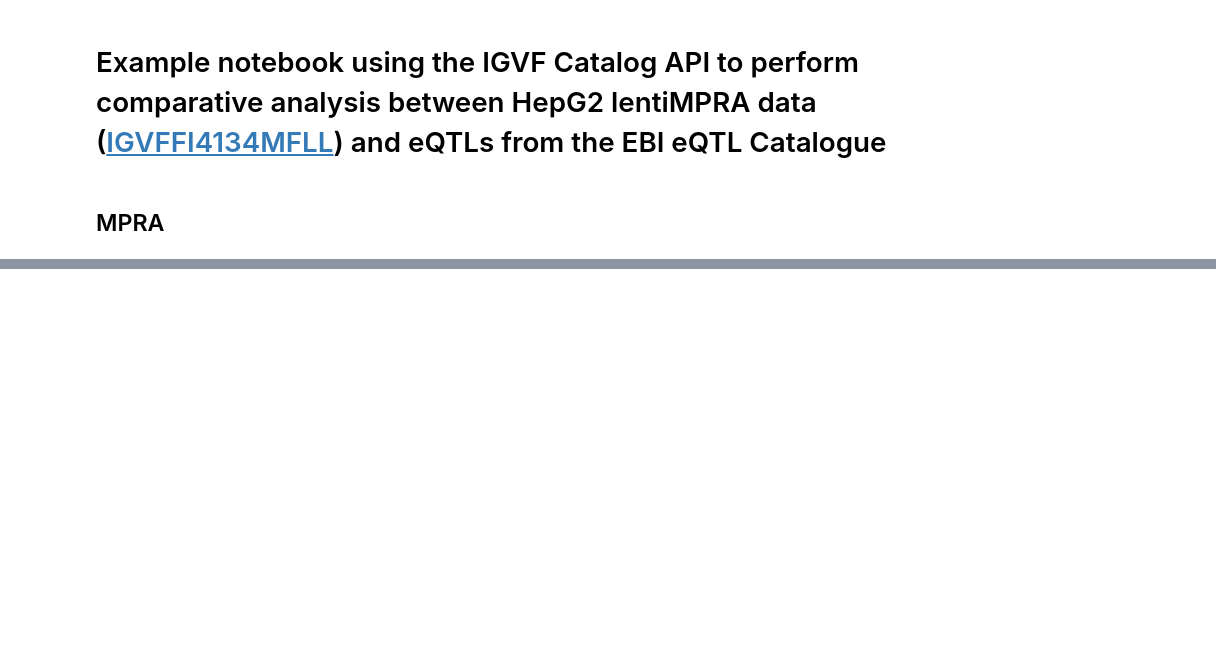
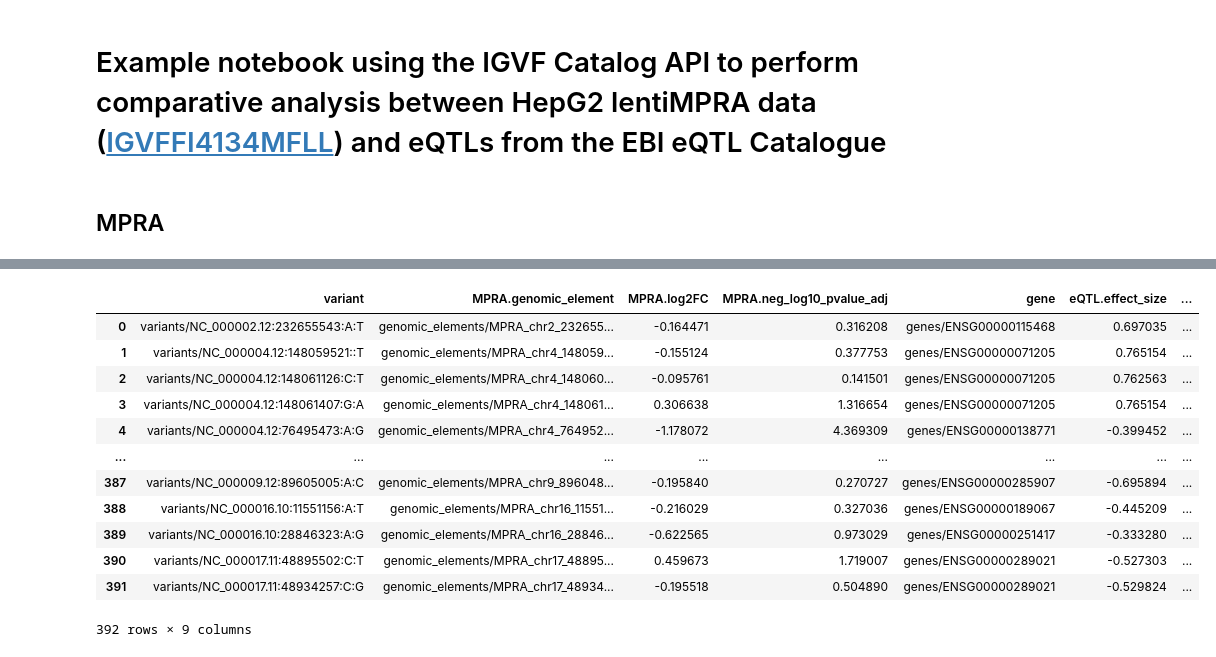
Before and after one commit to rnsherpa/iawg-notebooks, a Jupyter notebook: HepG2_lentiMPRA_eQTL_example.ipynb, the cells around one changed output, grey strips where cells are left out. Drawn from its saved outputs; the diff is of its cells as text; code cells hidden in the pictures; blank space fills up the shorter version.

```diff
--- a/HepG2_lentiMPRA_eQTL_example.ipynb
+++ b/HepG2_lentiMPRA_eQTL_example.ipynb
@@ -84,0 +80,10 @@ https://catalog-api-dev.demo.igvf.org/api/variants/biosamples?files_fileset=IGVF
+# %%
+variant_MPRA_subset = variantMPRA_df[['variant','genomic_element','log2FC','neg_log10_pvalue_adj']].copy()
+variant_MPRA_subset.rename(
+    columns={
+        'genomic_element':'MPRA.genomic_element',
+        'log2FC':'MPRA.log2FC',
+        'neg_log10_pvalue_adj':'MPRA.neg_log10_pvalue_adj'
+    },
+    inplace=True
+)
@@ -93,0 +129,8 @@ for variant in variantMPRA_df['variant']:
+# %%
+eqtl_file_id = 'IGVFFI1303GKUY'
+url = "%s/api/variants/genes?files_fileset=%s" % (api_host, eqtl_file_id)
+print(url)
+bymethod = paginated(url, 500, 70000)
+eqtls_df = pd.DataFrame(bymethod)
+print(len(eqtls_df))
+eqtls_df.head(5)
@@ -93,0 +155,13 @@ for variant in variantMPRA_df['variant']:
+# %%
+eqtls_subset_df = eqtls_df[['sequence_variant','gene','effect_size','neg_log10_pvalue','posterior_inclusion_probability','z_score']].copy()
+eqtls_subset_df.rename(
+    columns={
+        'sequence_variant': 'variant',
+        'gene': 'gene',
+        'effect_size': 'eQTL.effect_size',
+        'neg_log10_pvalue': 'eQTL.neg_log10_pvalue',
+        'posterior_inclusion_probability': 'eQTL.posterior_inclusion_probability',
+        'z_score': 'eQTL.z_score'
+    },
+    inplace=True
+)
@@ -93,0 +192,17 @@ for variant in variantMPRA_df['variant']:
+# %%
+mpra_eqtl_df = variant_MPRA_subset.merge(top_egenes_df, on='variant')
+mpra_eqtl_df
+# %% [output]
+|  | variant | MPRA.genomic_element | MPRA.log2FC | MPRA.neg_log10_pvalue_adj | gene | eQTL.effect_size | ... |
+| 0 | variants/NC_000002.12:232655543:A:T | genomic_elements/MPRA_chr2_232655... | -0.164471 | 0.316208 | genes/ENSG00000115468 | 0.697035 | ... |
+| 1 | variants/NC_000004.12:148059521::T | genomic_elements/MPRA_chr4_148059... | -0.155124 | 0.377753 | genes/ENSG00000071205 | 0.765154 | ... |
+| 2 | variants/NC_000004.12:148061126:C:T | genomic_elements/MPRA_chr4_148060... | -0.095761 | 0.141501 | genes/ENSG00000071205 | 0.762563 | ... |
+| 3 | variants/NC_000004.12:148061407:G:A | genomic_elements/MPRA_chr4_148061... | 0.306638 | 1.316654 | genes/ENSG00000071205 | 0.765154 | ... |
+| 4 | variants/NC_000004.12:76495473:A:G | genomic_elements/MPRA_chr4_764952... | -1.178072 | 4.369309 | genes/ENSG00000138771 | -0.399452 | ... |
+| ... | ... | ... | ... | ... | ... | ... | ... |
+| 387 | variants/NC_000009.12:89605005:A:C | genomic_elements/MPRA_chr9_896048... | -0.195840 | 0.270727 | genes/ENSG00000285907 | -0.695894 | ... |
+| 388 | variants/NC_000016.10:11551156:A:T | genomic_elements/MPRA_chr16_11551... | -0.216029 | 0.327036 | genes/ENSG00000189067 | -0.445209 | ... |
+| 389 | variants/NC_000016.10:28846323:A:G | genomic_elements/MPRA_chr16_28846... | -0.622565 | 0.973029 | genes/ENSG00000251417 | -0.333280 | ... |
+| 390 | variants/NC_000017.11:48895502:C:T | genomic_elements/MPRA_chr17_48895... | 0.459673 | 1.719007 | genes/ENSG00000289021 | -0.527303 | ... |
+| 391 | variants/NC_000017.11:48934257:C:G | genomic_elements/MPRA_chr17_48934... | -0.195518 | 0.504890 | genes/ENSG00000289021 | -0.529824 | ... |
+392 rows × 9 columns
```
Also changed, not shown: parts of 16 cells of this notebook, 6 other files.
